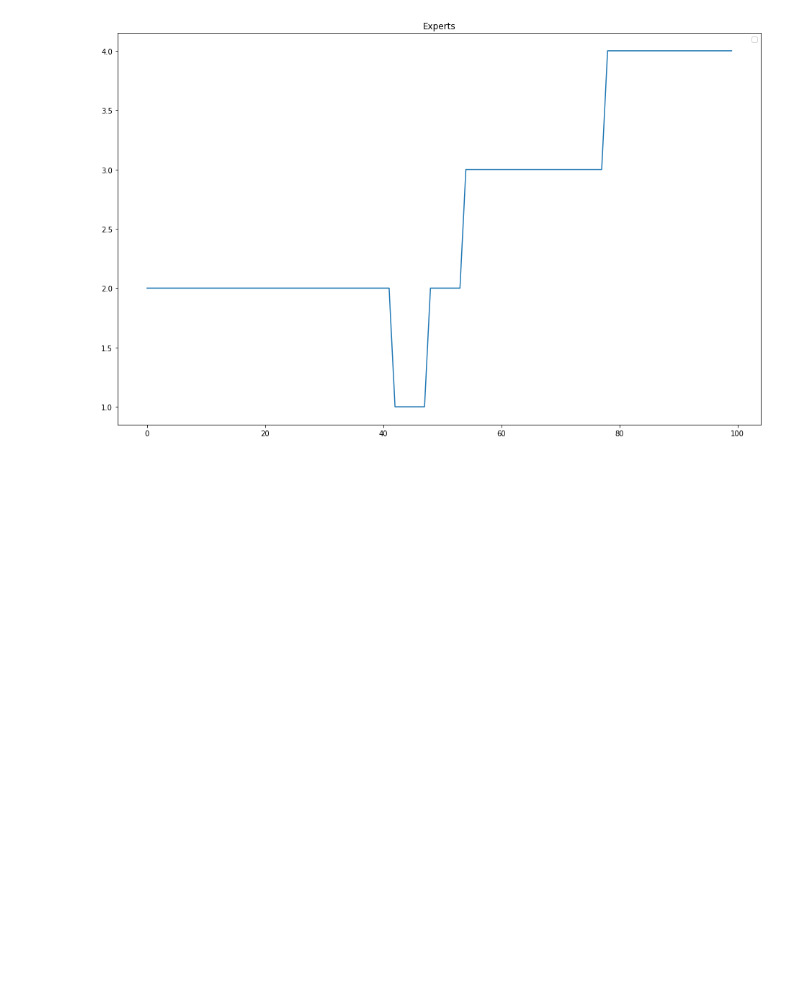
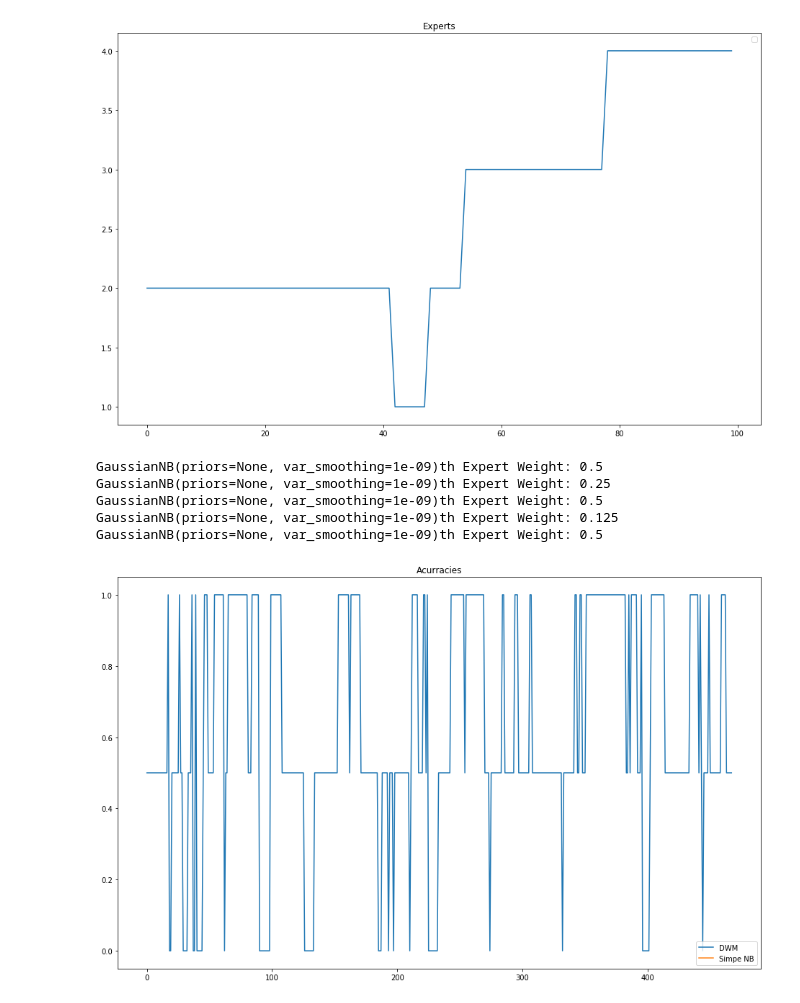
Before and after one commit to elte-dsd/assignments-emajidov, a Jupyter notebook: assignment_3/test.ipynb, the cells around one changed output. Saved outputs shown, nothing was run; the diff lists cells and outputs as text; code cells hidden in the pictures; blank space fills up the shorter version.

```diff
--- a/assignment_3/test.ipynb
+++ b/assignment_3/test.ipynb
@@ -105,0 +108,2 @@ No handles with labels found to put in legend.
+# %%
+stream = SEAGenerator(classification_function = , random_state = 112, balance_classes = False, noise_percentage = 0.28)
@@ -105,0 +112,32 @@ No handles with labels found to put in legend.
+# %%
+dwm = DynamicWeightedMajority(0.5,0.01,50)
+dwm_accs = []
+nb_accs = []
+sizes = []
+while(stream.has_more_samples()):
+    data = stream.next_sample(10)
+    size, dwm_acc, nb_acc = dwm.fit(data[0], data[1])
+    for i in size:
+        sizes.append(i)
+    for i in dwm_acc:
+        dwm_accs.append(i)
+    for i in nb_acc:
+        nb_accs.append(i)
+# %% [output]
+GaussianNB(priors=None, var_smoothing=1e-09)th Expert Weight: 0.5
+GaussianNB(priors=None, var_smoothing=1e-09)th Expert Weight: 0.25
+GaussianNB(priors=None, var_smoothing=1e-09)th Expert Weight: 0.5
+GaussianNB(priors=None, var_smoothing=1e-09)th Expert Weight: 0.125
+GaussianNB(priors=None, var_smoothing=1e-09)th Expert Weight: 0.5
+# %%
+plt.figure(1, figsize=(16,10))
+plt.title("Acurracies")
+plt.plot(np.arange(len(dwm_accs)), dwm_accs, label="DWM")
+plt.legend()
+
+plt.title("Acurracies")
+plt.plot(np.arange(len(nb_accs)), nb_accs, label="Simpe NB")
+plt.legend()
+plt.show()
+# %% [output]
+[figure, added]
```
Also changed, not shown: parts of 2 cells of this notebook.
